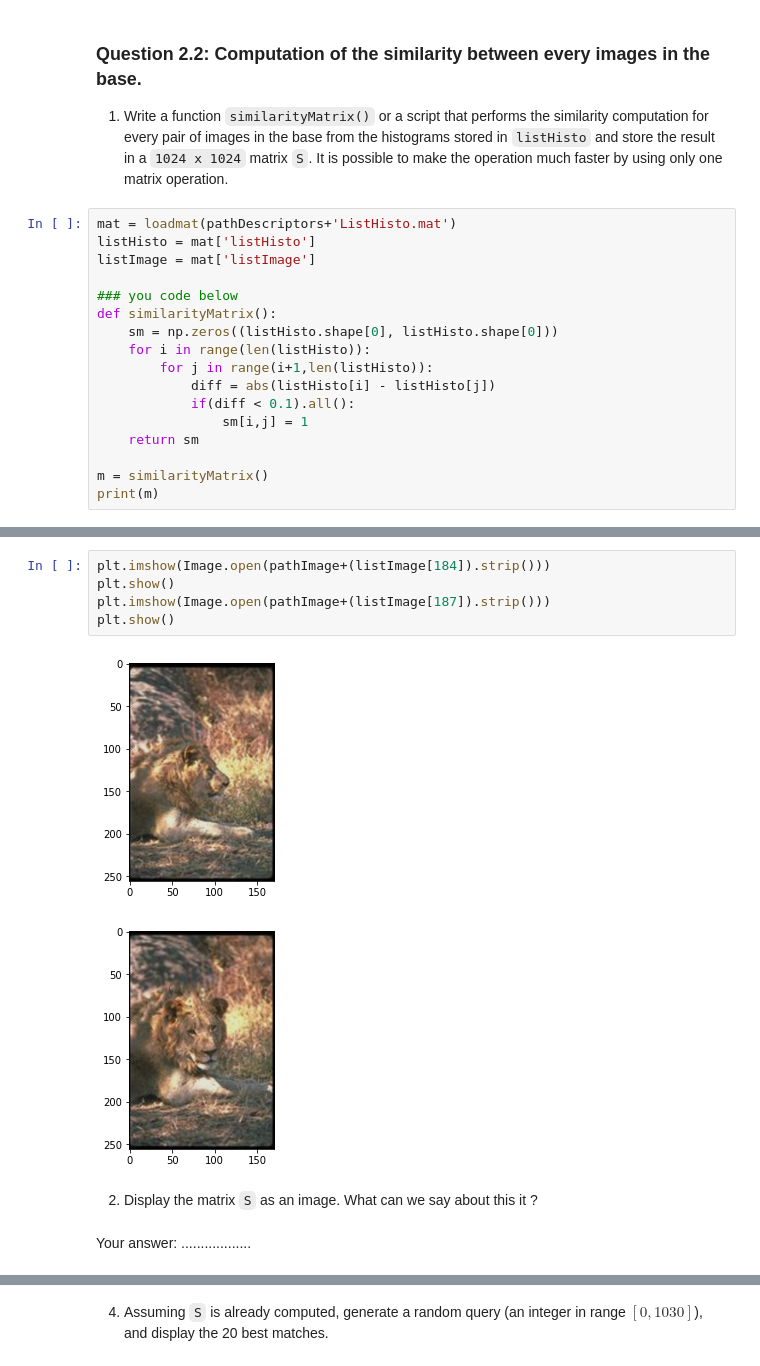
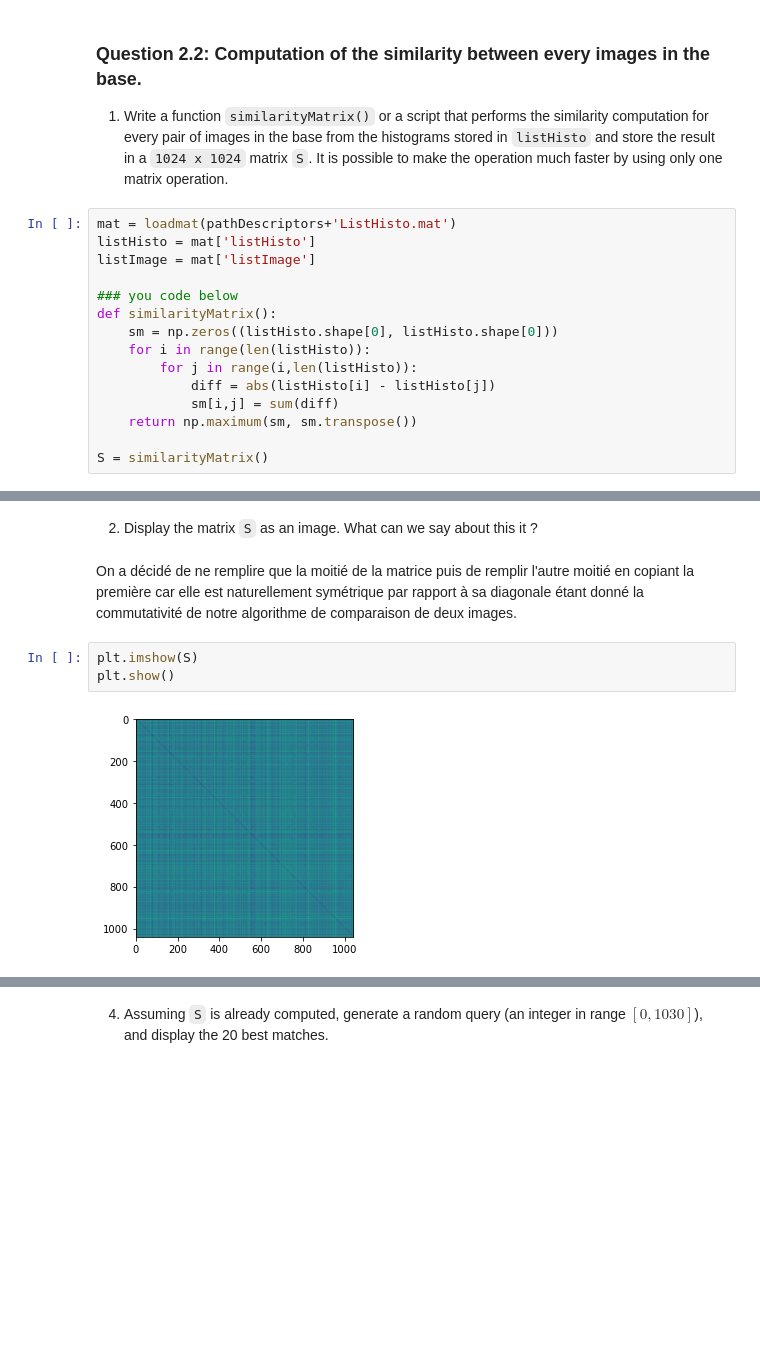
Before and after one commit to LUKALAVAL/BIMA, a Jupyter notebook: TME7/TME7.ipynb, the cells around one changed output, grey strips where cells are left out. Drawn from its saved outputs; the diff is of its cells as text; blank space fills up the shorter version.

```diff
--- a/TME7/TME7.ipynb
+++ b/TME7/TME7.ipynb
@@ -351,11 +353,9 @@ listImage = mat['listImage']
 def similarityMatrix():
     sm = np.zeros((listHisto.shape[0], listHisto.shape[0]))
     for i in range(len(listHisto)):
-        for j in range(i+1,len(listHisto)):
+        for j in range(i,len(listHisto)):
             diff = abs(listHisto[i] - listHisto[j])
-            if(diff < 0.1).all():
-                sm[i,j] = 1
-    return sm
+            sm[i,j] = sum(diff)
+    return np.maximum(sm, sm.transpose())
 
-m = similarityMatrix()
-print(m)
+S = similarityMatrix()
@@ -394,15 +362,12 @@ for i in range(m.shape[0]):
-# %%
-plt.imshow(Image.open(pathImage+(listImage[184]).strip()))
-plt.show()
-plt.imshow(Image.open(pathImage+(listImage[187]).strip()))
-plt.show()
-# %% [output]
-[figure, removed]
-[figure, removed]
 # %% [markdown]
 2. Display the matrix `S`  as an image. What can we say about this it ?
-# %% [markdown]
-Your answer: ..................
+# %% [markdown]
+On a décidé de ne remplire que la moitié de la matrice puis de remplir l'autre moitié en copiant la première car elle est naturellement symétrique par rapport à sa diagonale étant donné la commutativité de notre algorithme de comparaison de deux images.
+# %%
+plt.imshow(S)
+plt.show()
+# %% [output]
+[figure, added]
 # %% [markdown]
 3. Assuming `S` is already computed and using function `display20bestMatches()`, test on the image `Liontigre1.png` (indexQuery = 349). You should obtain something similar to Figure 5.
 
```
Also changed, not shown: parts of 11 cells of this notebook, 1 other file.
